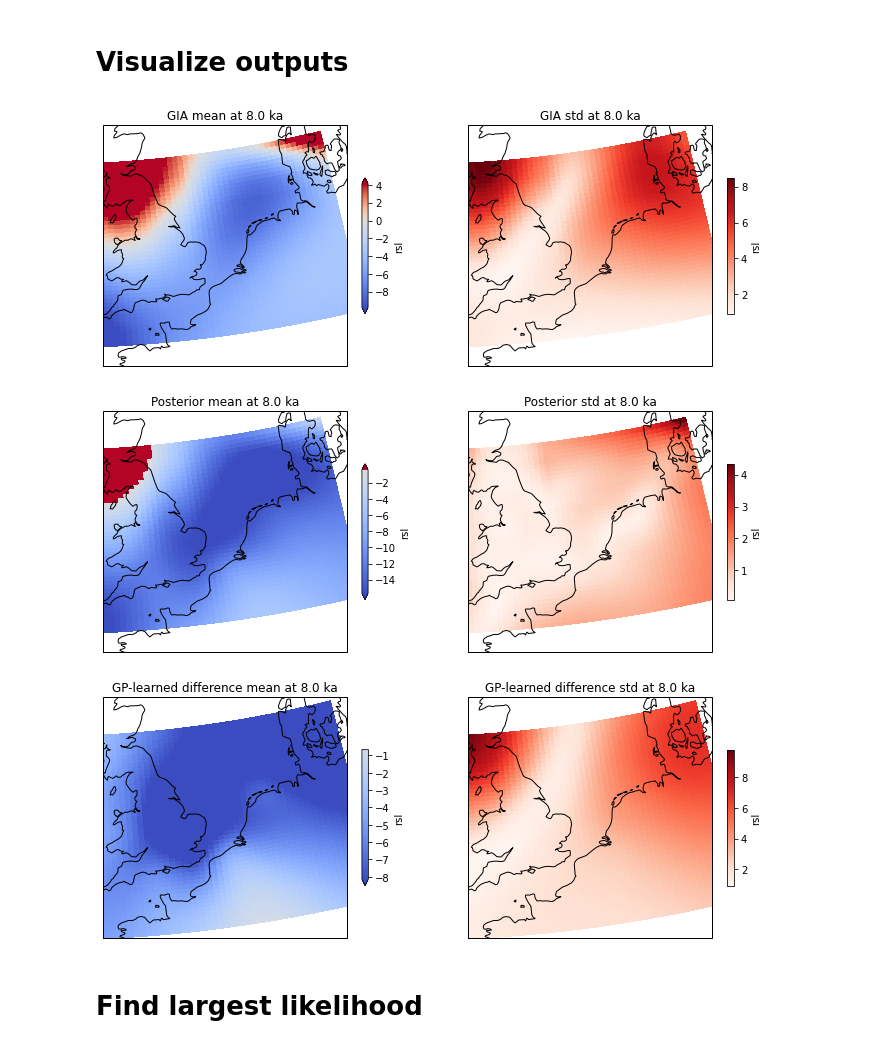
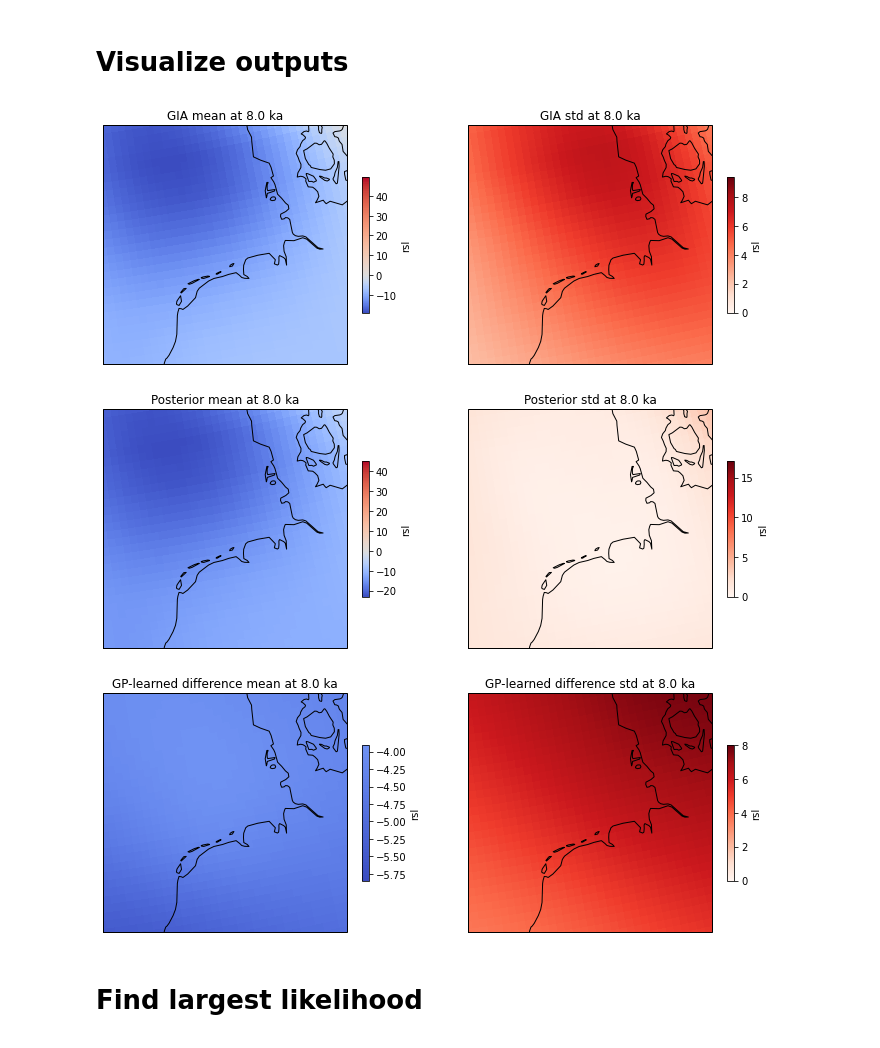
Before and after one commit to rcameronc/EU_LIG, a Jupyter notebook: rcc_notebooks/eu_lig_rccnotebook1_052020.ipynb, the cells around one changed output. Saved outputs shown, nothing was run; the diff lists cells and outputs as text; code cells hidden in the pictures.

```diff
--- a/rcc_notebooks/eu_lig_rccnotebook1_052020.ipynb
+++ b/rcc_notebooks/eu_lig_rccnotebook1_052020.ipynb
@@ -240,11 +288,4 @@ ds_var = ds_varp
 # %%
-# Load models
-starttime=12000
-ds_var = xr.open_mfdataset(glob.glob(f'output/*{ice_model}*{starttime}*variance*'), combine='nested', concat_dim=['model'])
-ds_zp = xr.open_mfdataset(glob.glob(f'output/*{ice_model}*{starttime}*zp*'), combine='nested', concat_dim=['model'])
-ds_gia = xr.open_mfdataset(glob.glob(f'output/*{ice_model}*{starttime}*prior*'), combine='nested', concat_dim=['model'])
-ds_post = xr.open_mfdataset(glob.glob(f'output/*{ice_model}*{starttime}*post*'), combine='nested', concat_dim=['model'])
-
 # make plotting convenience functions
 
 def plot_fig(title, ds, age, topscale=0, bottomscale=0):
@@ -253,7 +294,7 @@ def plot_fig(title, ds, age, topscale=0, bottomscale=0):
     ax = ax.flatten()
 
     ax[0].coastlines(resolution='50m')
-    ax[0].set_extent(extent)
+    ax[0].set_extent(locs[place])
     mean = ds.mean(dim='model').load().rsl.sel(age=age, method='nearest')
     std = ds.std(dim='model').load().rsl.sel(age=age, method='nearest')
 
@@ -262,40 +303,41 @@ def plot_fig(title, ds, age, topscale=0, bottomscale=0):
         std = std.transpose()
 
     vmin = mean.min().values + bottomscale
     vmax = mean.max().values - topscale
 
     mean.plot(ax=ax[0],
               transform=ccrs.PlateCarree(),
               cmap='coolwarm',
               norm = MidpointNormalize(vmin, vmax, 0),
              cbar_kwargs={'shrink': 0.5})
 
     ax[0].set_title(f'{title} mean at {age/1000} ka')
 
 
     ax[1].coastlines(resolution='50m')
-    ax[1].set_extent(extent)
+    ax[1].set_extent(locs[place])
 
     vmin = std.min().values
     vmax = std.max().values
 
     std.plot(ax=ax[1],
              transform=ccrs.PlateCarree(),
              cmap='Reds',
-#              norm = MidpointNormalize(vmin, vmax, 0),
+             vmin=0,
+#              vmax=vmax,
              cbar_kwargs={'shrink': 0.5}
             )
 
     ax[1].set_title(f'{title} std at {age/1000} ka')
 
     return
 
-plot_fig('GIA', ds_gia, 8000, topscale=5, bottomscale=2)
-plot_fig('Posterior', ds_post, 8000, topscale=5, bottomscale=2)
-plot_fig('GP-learned difference', ds_zp, 8000, topscale=0, bottomscale=4)
+plot_fig('GIA', ds_gia, 8000, topscale=0, bottomscale=0)
+plot_fig('Posterior', ds_post, 8000, topscale=0, bottomscale=0)
+plot_fig('GP-learned difference', ds_zp, 8000, topscale=0, bottomscale=0)
 # %% [output]
-[figure, old version]
+[figure, new version]
-[figure, old version]
+[figure, new version]
-[figure, old version]
+[figure, new version]
 # %% [markdown]
 # Find largest likelihood
```
Also changed, not shown: parts of 19 cells of this notebook, 4 other files.
